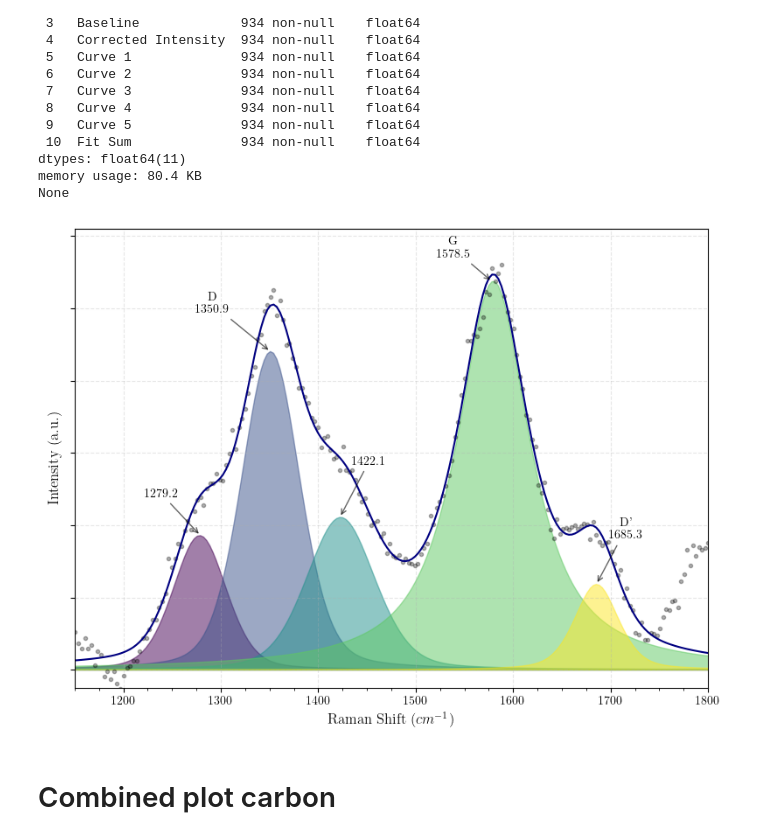
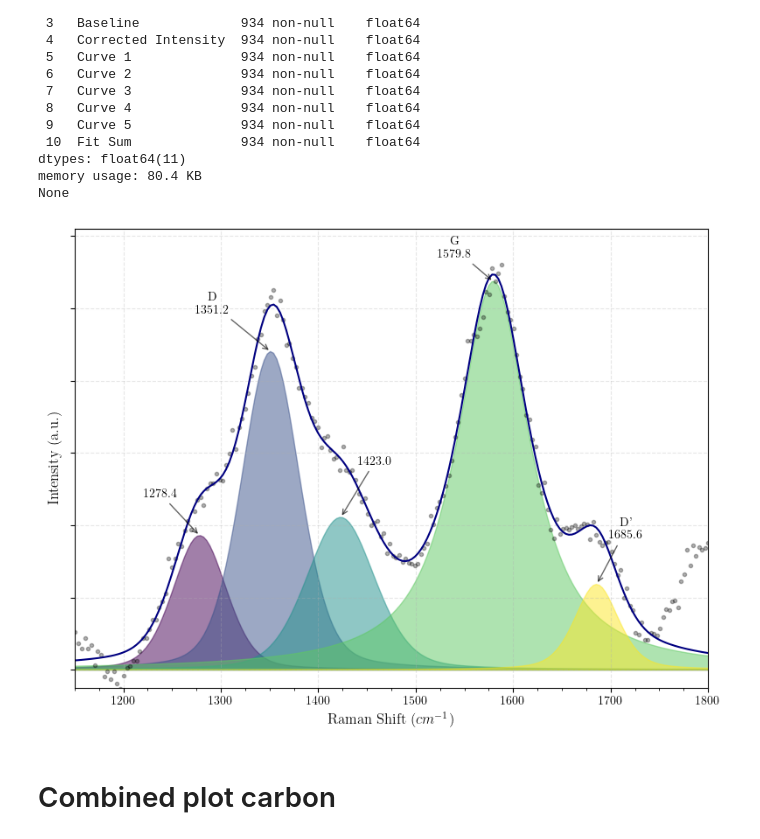
Before and after one commit to XXLutz13/Master_data, a Jupyter notebook: Raman/plotting_fit.ipynb, the cells around one changed output. Cells and saved outputs as stored; diff of their text form; code cells hidden in the pictures.

```diff
--- a/Raman/plotting_fit.ipynb
+++ b/Raman/plotting_fit.ipynb
@@ -140,49 +142,51 @@ for index, peak in enumerate(peaks):
     plt.fill_between(data_800['Raman shift'], data_800[peak], 0, color=colors[index], alpha=0.5, label=peak)
 
 # ----------------------------------------------------------------------------------------------------------------
-px1 = data_800['Raman shift'][data_800['Curve 1'].idxmax()]
-py1 = data_800['Curve 1'][data_800['Curve 1'].idxmax()]
+# px1 = data_800['Raman shift'][data_800['Curve 1'].idxmax()]
+px1 = 1278.41
+py1 = np.interp(px1, data_800['Raman shift'], data_800['Curve 1'])
+# py1 = data_800['Curve 1'][data_800['Curve 1'].idxmax()]
 plt.annotate(f'{px1:.1f}', xy=(px1, py1),
             xytext=(px1-40, py1 + 250), ha='center', va='bottom',
             arrowprops=dict(arrowstyle='->', color='black', lw=1, alpha=0.6), fontsize=10, fontweight='bold')
 
-px2 = data_800['Raman shift'][data_800['Curve 2'].idxmax()]
-py2 = data_800['Curve 2'][data_800['Curve 2'].idxmax()]
+px2 = 1351.237
+py2 = np.interp(px2, data_800['Raman shift'], data_800['Curve 2'])
 plt.annotate(f'D\n{px2:.1f}', xy=(px2, py2),
             xytext=(px2-60, py2 + 250), ha='center', va='bottom',
             arrowprops=dict(arrowstyle='->', color='black', lw=1, alpha=0.6), fontsize=10, fontweight='bold')
 
-px3 = data_800['Raman shift'][data_800['Curve 3'].idxmax()]
-py3 = data_800['Curve 3'][data_800['Curve 3'].idxmax()]
+px3 = 1423.00
+py3 = np.interp(px3, data_800['Raman shift'], data_800['Curve 3'])
 plt.annotate(f'{px3:.1f}', xy=(px3, py3),
-            xytext=(px3+30, py3 + 350), ha='center', va='bottom',
+            xytext=(px3+35, py3 + 350), ha='center', va='bottom',
             arrowprops=dict(arrowstyle='->', color='black', lw=1, alpha=0.6), fontsize=10, fontweight='bold')
 
-px4 = data_800['Raman shift'][data_800['Curve 4'].idxmax()]
-py4 = data_800['Curve 4'][data_800['Curve 4'].idxmax()]
+px4 = 1579.838
+py4 = np.interp(px4, data_800['Raman shift'], data_800['Curve 4'])
 plt.annotate(f'G\n{px4:.1f}', xy=(px4, py4),
             xytext=(px4-40, py4 + 150), ha='center', va='bottom',
             arrowprops=dict(arrowstyle='->', color='black', lw=1, alpha=0.6), fontsize=10, fontweight='bold')
 
-px5 = data_800['Raman shift'][data_800['Curve 5'].idxmax()]
-py5 = data_800['Curve 5'][data_800['Curve 5'].idxmax()]
+px5 = 1685.585
+py5 = np.interp(px5, data_800['Raman shift'], data_800['Curve 5'])
 plt.annotate(f"D'\n{px5:.1f}", xy=(px5, py5),
             xytext=(px5+30, py5 + 300), ha='center', va='bottom',
             arrowprops=dict(arrowstyle='->', color='black', lw=1, alpha=0.6), fontsize=10, fontweight='bold')
 # ----------------------------------------------------------------------------------------------------------------
 
 ax.set_xlabel(r"Raman Shift ($cm^{-1}$)", fontsize=12)
 ax.set_ylabel(r"Intensity (a.u.)", fontsize=12)
 ax.set_yticklabels([])
 ax.set_xlim(1150, 1800)
 ax.set_ylim(-125, 3050)
 ax.xaxis.set_minor_locator(MultipleLocator(25))
 ax.grid(True, linestyle='--', alpha=0.3, zorder=1)
 plt.tight_layout()
 # plt.savefig(f'../Images/Raman/800_front_fit.pdf', dpi=500)
 plt.show()
 # %% [output]
-[figure, old version]
+[figure, new version]
 # %% [markdown]
 # Combined plot carbon
 # %%
```
Also changed, not shown: parts of 1 cell of this notebook, 2 other files.
